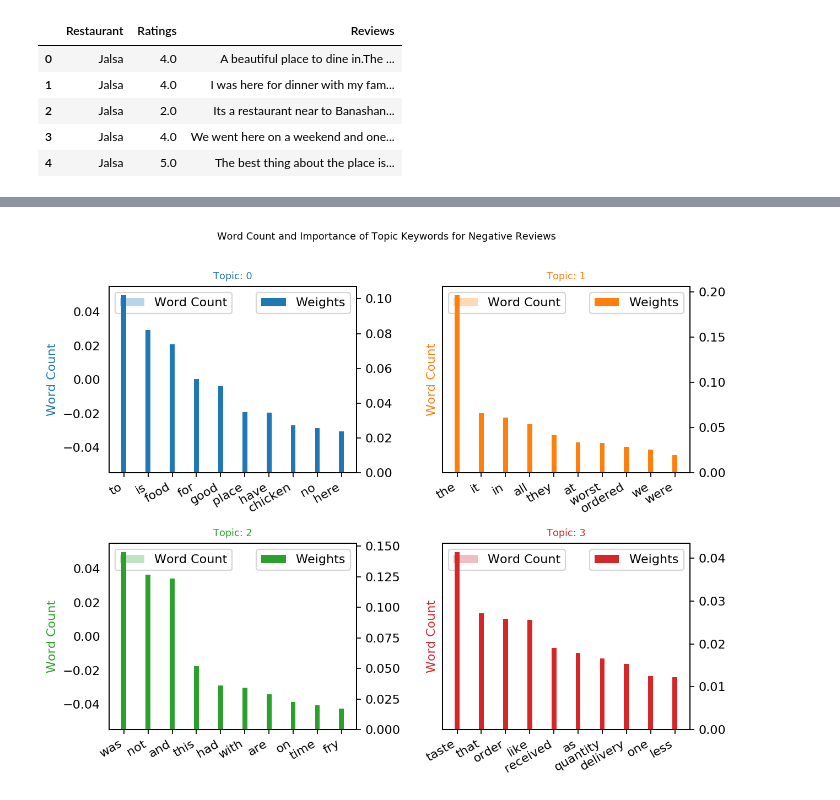
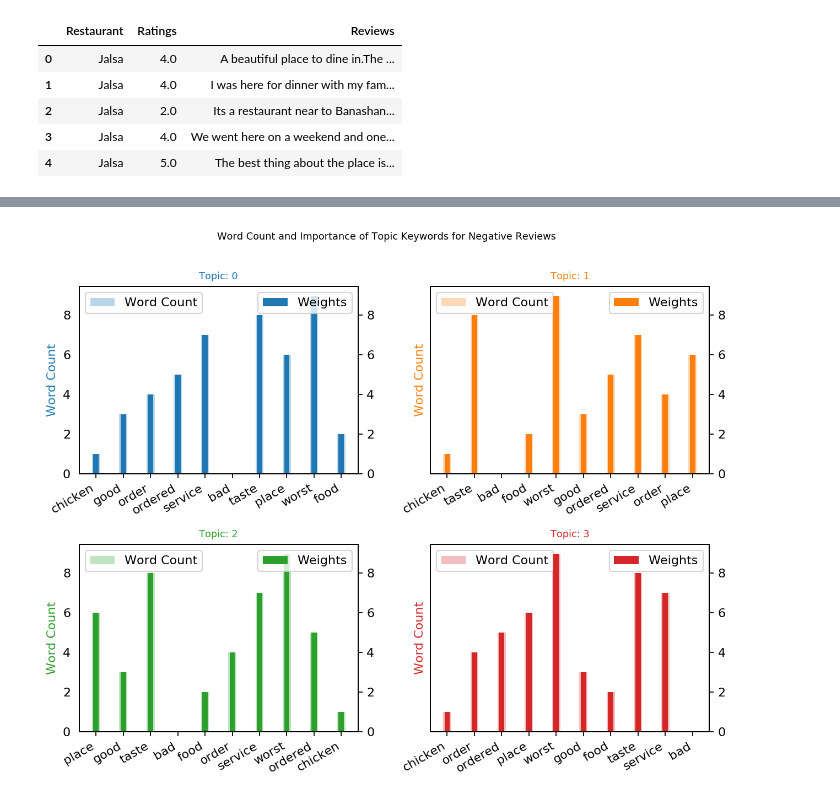
Before and after one commit to robinsaheb/ResturantReviews, a Jupyter notebook: Zomato Notebook.ipynb, the cells around one changed output, grey strips where cells are left out. Cells and saved outputs as stored; diff of their text form; code cells hidden in the pictures.

Commit message:
Topic Modeling Completed

```diff
--- a/Zomato Notebook.ipynb
+++ b/Zomato Notebook.ipynb
@@ -268,0 +248,11 @@ ldamodel = gensim.models.ldamodel.LdaModel(gensim_corpus,id2word=id_map,num_topi
+# %%
+from sklearn.decomposition import NMF, LatentDirichletAllocation
+
+no_topics = 5
+
+# Run NMF
+#nmf = NMF(n_components=no_topics, random_state=1, alpha=.1, l1_ratio=.5, init='nndsvd').fit(tfidf)
+
+# Run LDA
+lda = LatentDirichletAllocation(n_components=no_topics, max_iter=5, learning_method='online', learning_offset=50.,random_state=0)
+lda_z = lda.fit_transform(tf)
@@ -269,33 +289,51 @@ ldamodel = gensim.models.ldamodel.LdaModel(gensim_corpus,id2word=id_map,num_topi
+# %%
+# For Negative Reviews
+no_features = 10
+
+data = ratings[ratings['sent']==0]['Reviews'][:3000]
+# LDA can only use raw term counts for LDA because it is a probabilistic graphical model
+tf_vectorizer = CountVectorizer(max_df=0.95, min_df=2, max_features=no_features, stop_words='english',\
+                                ngram_range = (1, 2))
+tf = tf_vectorizer.fit_transform(data)
+tf_feature_names = tf_vectorizer.get_feature_names()
+# %%
+from sklearn.decomposition import NMF, LatentDirichletAllocation
+
+no_topics = 5
+
+# Run NMF
+#nmf = NMF(n_components=no_topics, random_state=1, alpha=.1, l1_ratio=.5, init='nndsvd').fit(tfidf)
+
+# Run LDA
+lda = LatentDirichletAllocation(n_components=no_topics, max_iter=5, learning_method='online', learning_offset=50.,random_state=0)
+lda_z = lda.fit_transform(tf)
 # %%
-# Vectorizing Output Model
-# Getting the most important words for each topic
 counter = Counter(corpus)
+out = []
+for topic_idx, topic in enumerate(lda.components_):
+    for i in topic.argsort():
+        out.append([tf_feature_names[i], topic_idx, i, counter[tf_feature_names[i]]])
 
-out=[]
-topics=ldamodel.show_topics(formatted=False)
-for i,topic in topics:
-    for word,weight in topic:
-        out.append([word,i,weight,counter[word]])
 
 dataframe = pd.DataFrame(out, columns=['word', 'topic_id', 'importance', 'word_count'])
 
 
 # Plot Word Count and Weights of Topic Keywords
 fig, axes = plt.subplots(2, 2, figsize=(8,6), sharey=True, dpi=160)
 cols = [color for name, color in mcolors.TABLEAU_COLORS.items()]
 for i, ax in enumerate(axes.flatten()):
-    ax.bar(x='word', height="word_count", data=dataframe.loc[dataframe.topic_id==i, :], color=cols[i], width=0.3, alpha=0.3, label='Word Count')
+    ax.bar(x='word', height="importance", data=dataframe.loc[dataframe.topic_id==i, :], color=cols[i], width=0.3, alpha=0.3, label='Word Count')
     ax_twin = ax.twinx()
     ax_twin.bar(x='word', height="importance", data=dataframe.loc[dataframe.topic_id==i, :], color=cols[i], width=0.2, label='Weights')
     ax.set_ylabel('Word Count', color=cols[i])
     #ax_twin.set_ylim(0, 0.030); ax.set_ylim(0, 3500)
     ax.set_title('Topic: ' + str(i), color=cols[i], fontsize=8)
     ax.tick_params(axis='y', left=False)
     ax.set_xticklabels(dataframe.loc[dataframe.topic_id==i, 'word'], rotation=30, horizontalalignment= 'right')
     ax.legend(loc='upper left'); ax_twin.legend(loc='upper right')
 
 fig.tight_layout(w_pad=2)
 fig.suptitle('Word Count and Importance of Topic Keywords for Negative Reviews', fontsize=8, y=1.05)
 plt.show()
 # %% [output]
-[figure, old version]
+[figure, new version]
```
Also changed, not shown: parts of 13 cells of this notebook.
